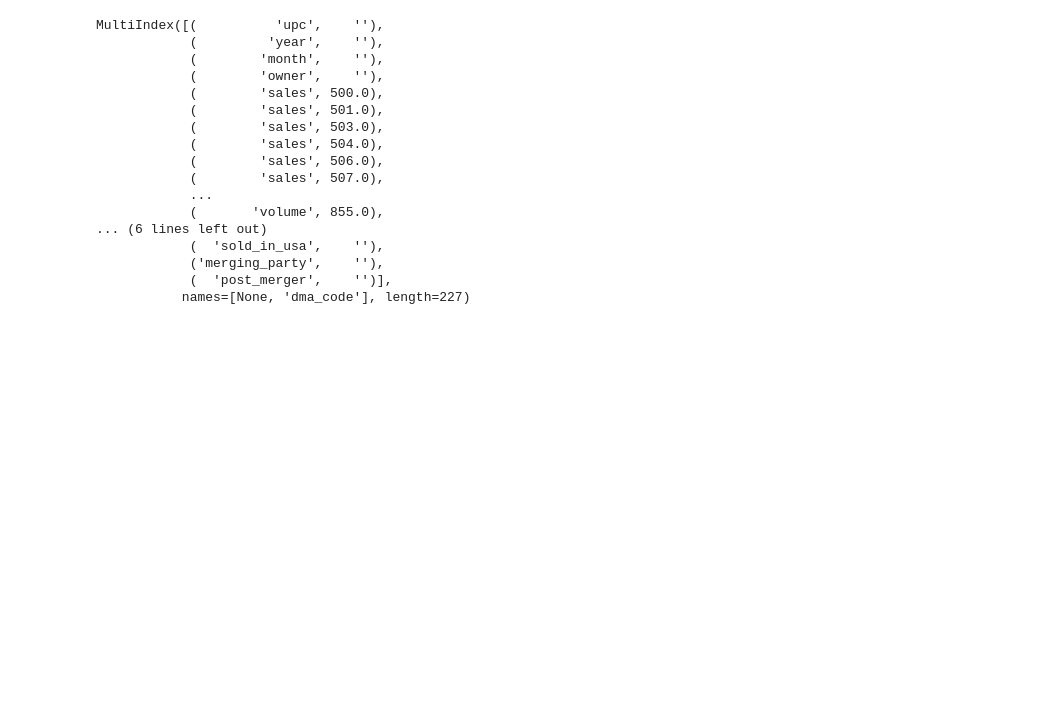
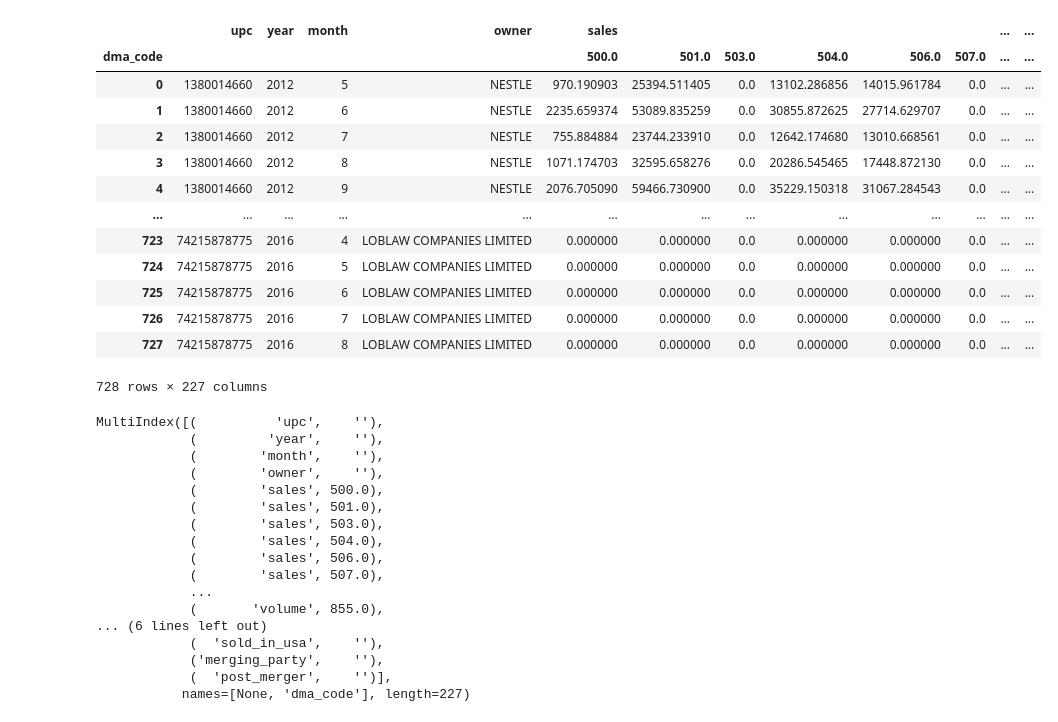
Before and after one commit to zziyue83/Mergers, a Jupyter notebook: Main/MarinaMurphy/jupyter_try.ipynb, the cells around one changed output. Cells and saved outputs as stored; diff of their text form; code cells hidden in the pictures; blank space fills up the shorter version.

Commit message:
fixing pivot table

```diff
--- a/Main/MarinaMurphy/jupyter_try.ipynb
+++ b/Main/MarinaMurphy/jupyter_try.ipynb
@@ -283,7 +283,7 @@ def table_1(code):
     pivoted.loc[(pivoted['merging_party'] == 1) & (pivoted['year'] == year) & (pivoted['month'] >= month), 'post_merger'] = 1
 
     # export to csv
-    pivoted.to_csv('m_' + code +'/pivoted_data.csv', index = False, sep = ',', encoding = 'utf-8')
+    pivoted.to_csv('m_' + code +'/pivoted_data.csv', sep = ',', encoding = 'utf-8')
 
     log_out = open('try_1.log', 'w')
     log_err = open('try_1.err', 'w')
@@ -291,6 +291,28 @@ def table_1(code):
     sys.stderr = log_err
 
     return pivoted
+# %%
+code = '2641303020_8'
+table1 = table_1(code)
+
+table1.to_csv('table_1.csv')
+
+table1
+# %% [output]
+|  | upc | year | month | owner | sales |  |  |  |  |  | ... | ... |
+| dma_code |  |  |  |  | 500.0 | 501.0 | 503.0 | 504.0 | 506.0 | 507.0 | ... | ... |
+| 0 | 1380014660 | 2012 | 5 | NESTLE | 970.190903 | 25394.511405 | 0.0 | 13102.286856 | 14015.961784 | 0.0 | ... | ... |
+| 1 | 1380014660 | 2012 | 6 | NESTLE | 2235.659374 | 53089.835259 | 0.0 | 30855.872625 | 27714.629707 | 0.0 | ... | ... |
+| 2 | 1380014660 | 2012 | 7 | NESTLE | 755.884884 | 23744.233910 | 0.0 | 12642.174680 | 13010.668561 | 0.0 | ... | ... |
+| 3 | 1380014660 | 2012 | 8 | NESTLE | 1071.174703 | 32595.658276 | 0.0 | 20286.545465 | 17448.872130 | 0.0 | ... | ... |
+| 4 | 1380014660 | 2012 | 9 | NESTLE | 2076.705090 | 59466.730900 | 0.0 | 35229.150318 | 31067.284543 | 0.0 | ... | ... |
+| ... | ... | ... | ... | ... | ... | ... | ... | ... | ... | ... | ... | ... |
+| 723 | 74215878775 | 2016 | 4 | LOBLAW COMPANIES LIMITED | 0.000000 | 0.000000 | 0.0 | 0.000000 | 0.000000 | 0.0 | ... | ... |
+| 724 | 74215878775 | 2016 | 5 | LOBLAW COMPANIES LIMITED | 0.000000 | 0.000000 | 0.0 | 0.000000 | 0.000000 | 0.0 | ... | ... |
+| 725 | 74215878775 | 2016 | 6 | LOBLAW COMPANIES LIMITED | 0.000000 | 0.000000 | 0.0 | 0.000000 | 0.000000 | 0.0 | ... | ... |
+| 726 | 74215878775 | 2016 | 7 | LOBLAW COMPANIES LIMITED | 0.000000 | 0.000000 | 0.0 | 0.000000 | 0.000000 | 0.0 | ... | ... |
+| 727 | 74215878775 | 2016 | 8 | LOBLAW COMPANIES LIMITED | 0.000000 | 0.000000 | 0.0 | 0.000000 | 0.000000 | 0.0 | ... | ... |
+728 rows × 227 columns
 # %%
 code = '2641303020_8'
 #table_1(code)
```
Also changed, not shown: 5 other files.
